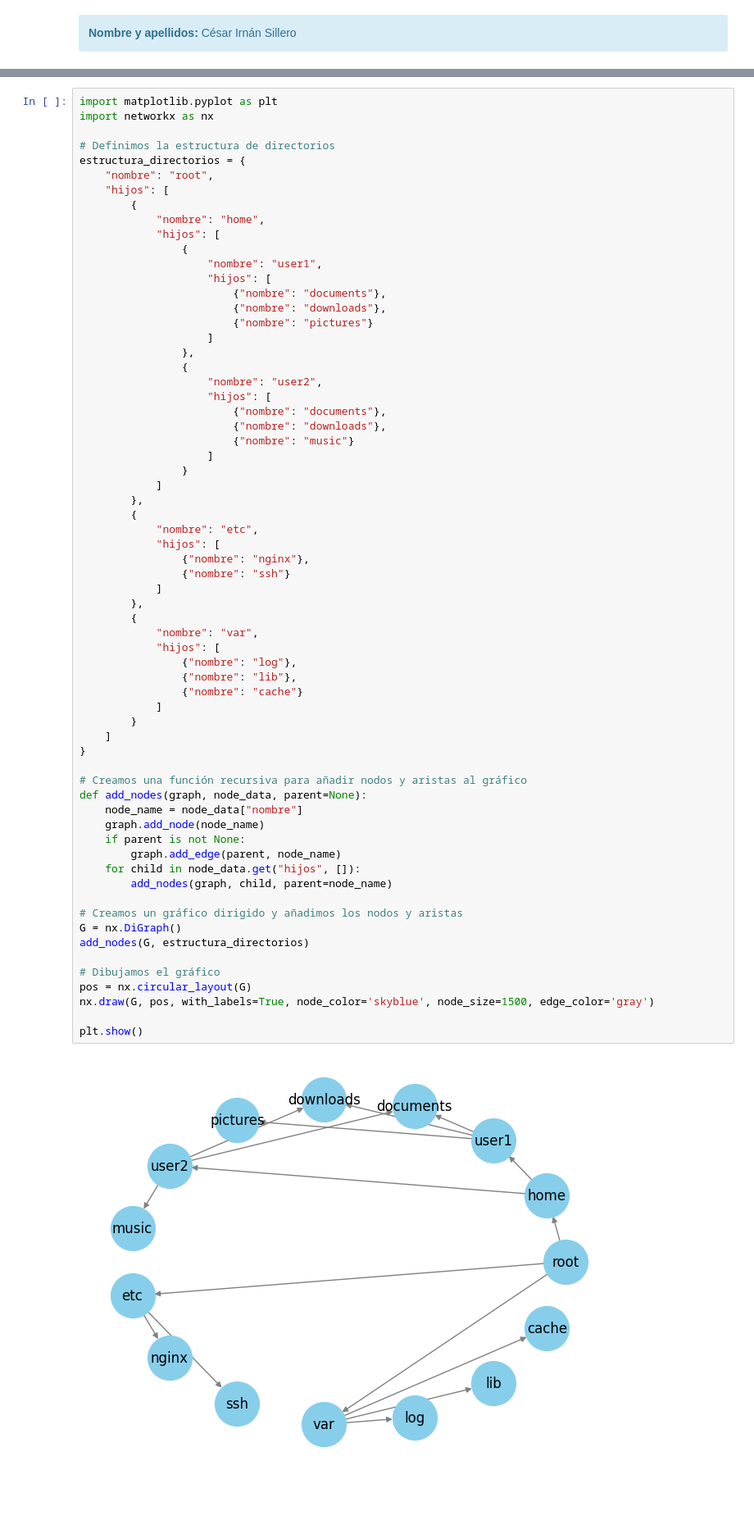
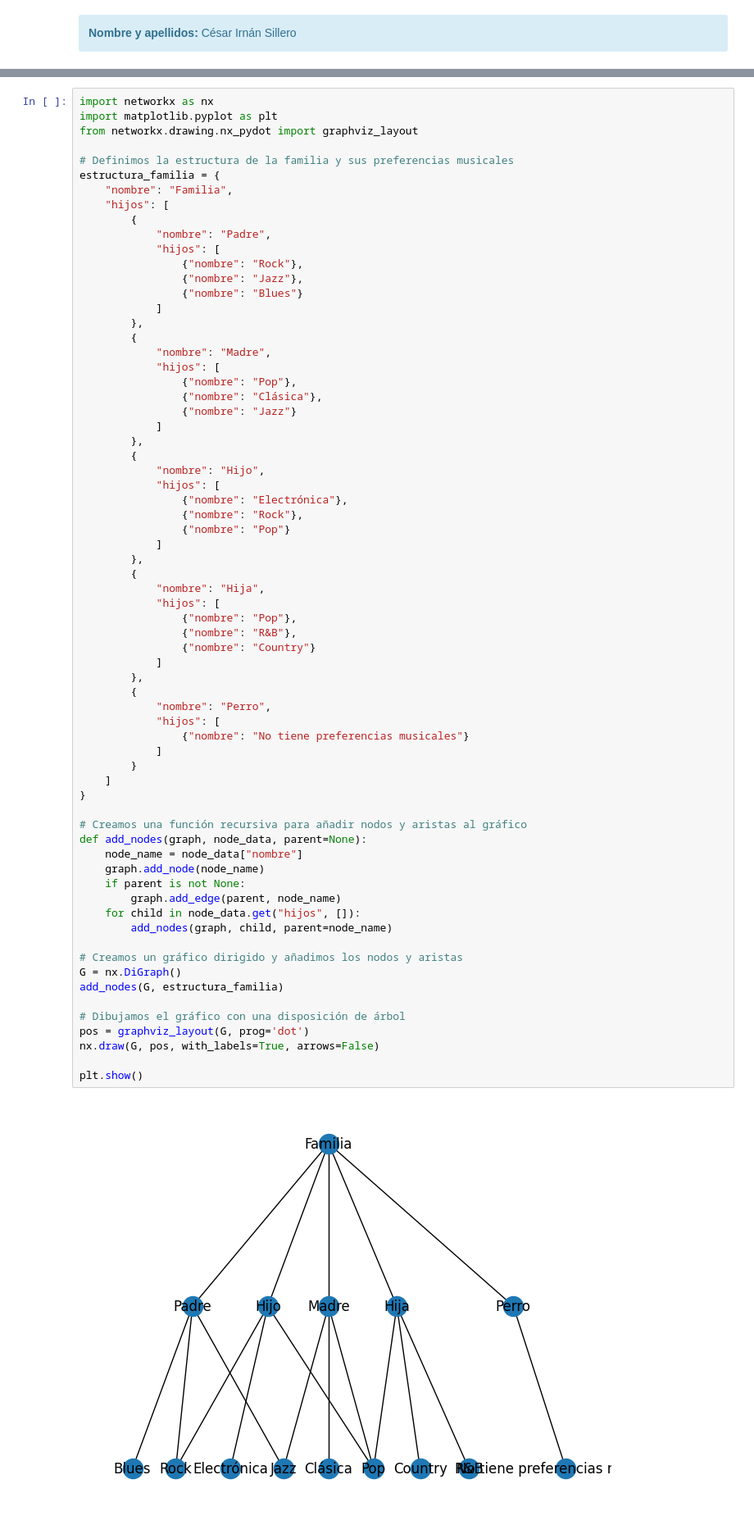
Before and after one commit to cesarirnan/DATA_VISUALIZATION-PEC_2, a Jupyter notebook: PEC 2.ipynb, the cells around one changed output, grey strips where cells are left out. Shown: that part at 82% size. Cells and saved outputs as stored; diff of their text form; blank space fills up the shorter version.

```diff
--- a/PEC 2.ipynb
+++ b/PEC 2.ipynb
@@ -113,69 +113,72 @@ plt.show()
 
 **Ejemplo:**
 # %%
+import networkx as nx
 import matplotlib.pyplot as plt
-import networkx as nx
+from networkx.drawing.nx_pydot import graphviz_layout
 
-# Definimos la estructura de directorios
-estructura_directorios = {
-    "nombre": "root",
+# Definimos la estructura de la familia y sus preferencias musicales
+estructura_familia = {
+    "nombre": "Familia",
     "hijos": [
         {
-            "nombre": "home",
+            "nombre": "Padre",
             "hijos": [
-                {
-                    "nombre": "user1",
-                    "hijos": [
-                        {"nombre": "documents"},
-                        {"nombre": "downloads"},
-                        {"nombre": "pictures"}
-                    ]
-                },
-                {
-                    "nombre": "user2",
-                    "hijos": [
-                        {"nombre": "documents"},
-                        {"nombre": "downloads"},
-                        {"nombre": "music"}
-                    ]
-                }
+                {"nombre": "Rock"},
+                {"nombre": "Jazz"},
+                {"nombre": "Blues"}
             ]
         },
         {
-            "nombre": "etc",
+            "nombre": "Madre",
             "hijos": [
-                {"nombre": "nginx"},
-                {"nombre": "ssh"}
+                {"nombre": "Pop"},
+                {"nombre": "Clásica"},
+                {"nombre": "Jazz"}
             ]
         },
         {
-            "nombre": "var",
+            "nombre": "Hijo",
             "hijos": [
-                {"nombre": "log"},
-                {"nombre": "lib"},
-                {"nombre": "cache"}
+                {"nombre": "Electrónica"},
+                {"nombre": "Rock"},
+                {"nombre": "Pop"}
+            ]
+        },
+        {
+            "nombre": "Hija",
+            "hijos": [
+                {"nombre": "Pop"},
+                {"nombre": "R&B"},
+                {"nombre": "Country"}
+            ]
+        },
+        {
+            "nombre": "Perro",
+            "hijos": [
+                {"nombre": "No tiene preferencias musicales"}
             ]
         }
     ]
 }
 
 # Creamos una función recursiva para añadir nodos y aristas al gráfico
 def add_nodes(graph, node_data, parent=None):
     node_name = node_data["nombre"]
     graph.add_node(node_name)
     if parent is not None:
         graph.add_edge(parent, node_name)
     for child in node_data.get("hijos", []):
         add_nodes(graph, child, parent=node_name)
 
 # Creamos un gráfico dirigido y añadimos los nodos y aristas
 G = nx.DiGraph()
-add_nodes(G, estructura_directorios)
+add_nodes(G, estructura_familia)
 
-# Dibujamos el gráfico
-pos = nx.circular_layout(G)
-nx.draw(G, pos, with_labels=True, node_color='skyblue', node_size=1500, edge_color='gray')
+# Dibujamos el gráfico con una disposición de árbol
+pos = graphviz_layout(G, prog='dot')
+nx.draw(G, pos, with_labels=True, arrows=False)
 
 plt.show()
 # %% [output]
-[figure, old version]
+[figure, new version]
```
